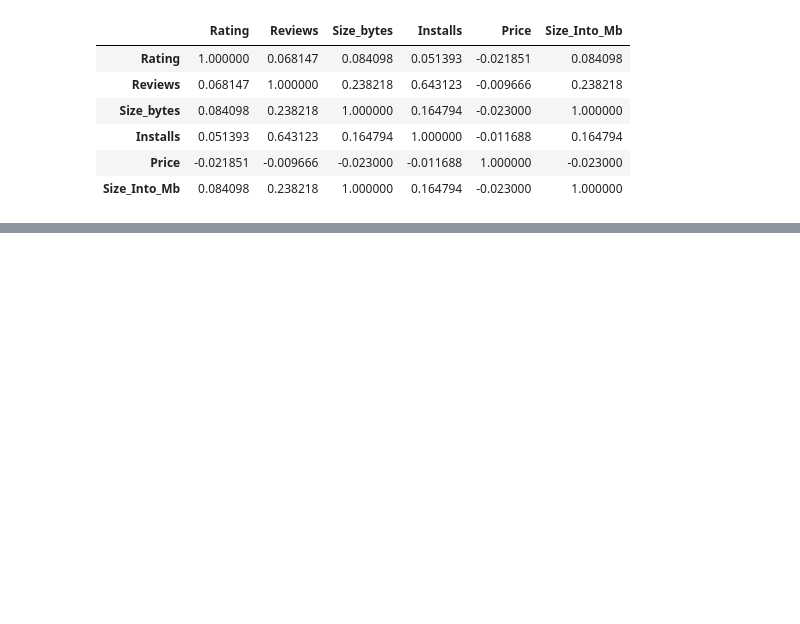
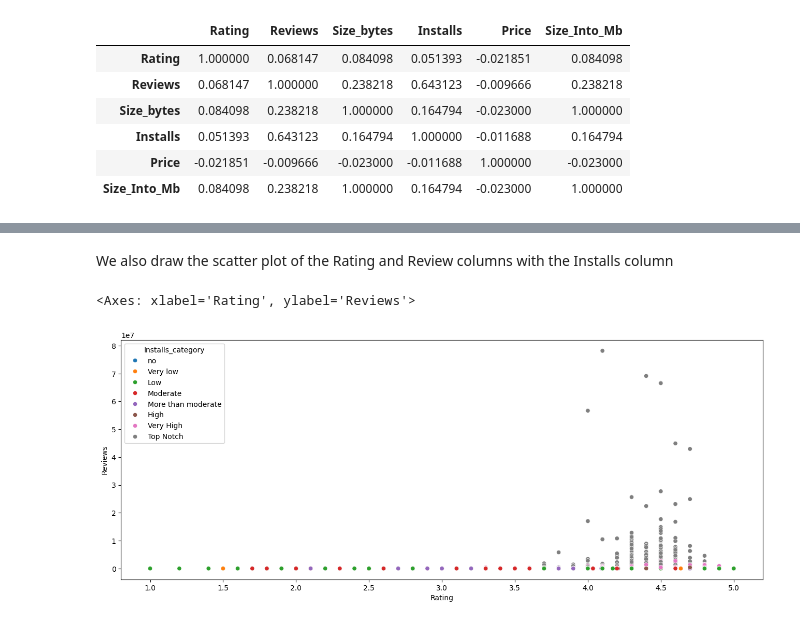
Before and after one commit to Sidra97aries/Python-for-DataScience, a Jupyter notebook: Eda_google_play_store.ipynb, the cells around one changed output, grey strips where cells are left out. Cells and saved outputs as stored; diff of their text form; code cells hidden in the pictures; blank space fills up the shorter version.

```diff
--- a/Eda_google_play_store.ipynb
+++ b/Eda_google_play_store.ipynb
@@ -616,0 +746,9 @@ ModuleNotFoundError: No module named 'scipy'
+# %% [markdown]
+We also draw the scatter plot of the Rating and Review columns with the Installs column
+# %%
+# Draw a scatter plot between Rating, Reviews and Installs
+plt.figure(figsize=(16, 6)) # make figure size
+sns.scatterplot(x='Rating', y='Reviews', hue='Installs_category', data=df) # plot the scatter plot
+# %% [output]
+<Axes: xlabel='Rating', ylabel='Reviews'>
+[figure, added]
```
Also changed, not shown: parts of 60 cells of this notebook.
